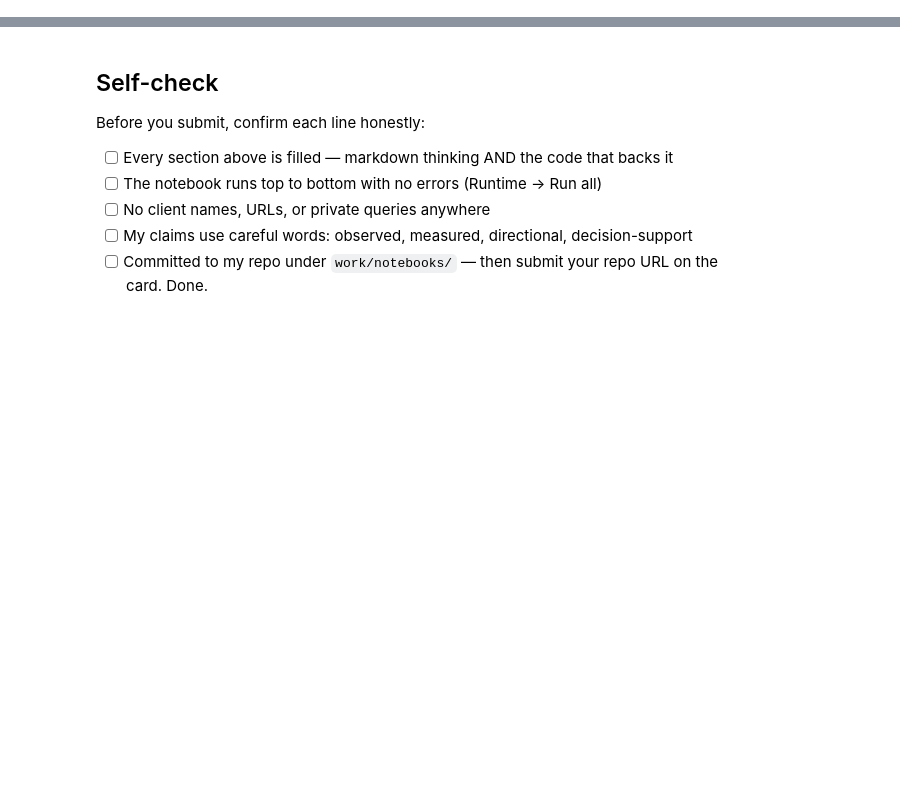
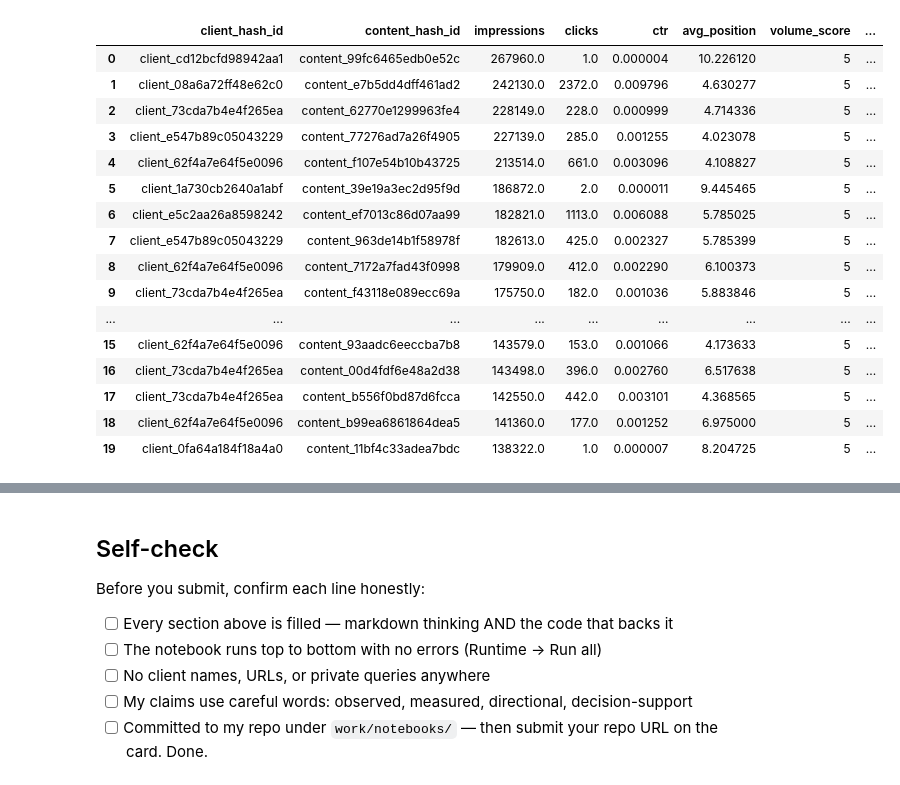
Before and after one commit to mohamedahmed02/Flyrank-internship, a Jupyter notebook: work/notebooks/w04_baseline_score.ipynb, the cells around one changed output, grey strips where cells are left out. Saved outputs shown, nothing was run; the diff lists cells and outputs as text; code cells hidden in the pictures; blank space fills up the shorter version.

```diff
--- a/work/notebooks/w04_baseline_score.ipynb
+++ b/work/notebooks/w04_baseline_score.ipynb
@@ -36,0 +206,82 @@ This skeleton is yours to fill. Work the sections **in order** — each one has
+# %%
+# ============================================================
+# 1. Rule definition
+# ============================================================
+
+baseline = con.execute(f"""
+WITH base AS (
+    SELECT
+        client_hash_id,
+        content_hash_id,
+        SUM(gsc_impressions) AS impressions,
+        SUM(gsc_clicks) AS clicks,
+        CASE
+            WHEN SUM(gsc_impressions) > 0
+            THEN CAST(SUM(gsc_clicks) AS DOUBLE) / SUM(gsc_impressions)
+            ELSE NULL
+        END AS ctr,
+        CASE
+            WHEN SUM(gsc_impressions) > 0
+            THEN CAST(SUM(gsc_sum_position) AS DOUBLE)
+                 / SUM(gsc_impressions)
+            ELSE NULL
+        END AS avg_position
+    FROM read_parquet('{PARQUET_URL}')
+    WHERE gsc_impressions IS NOT NULL
+    GROUP BY client_hash_id, content_hash_id
+),
+scored AS (
+    SELECT
+        *,
+        CASE
+            WHEN impressions >= 10000 THEN 5
+            WHEN impressions >= 1000 THEN 4
+            WHEN impressions >= 100 THEN 3
+            WHEN impressions >= 1 THEN 2
+            ELSE 0
+        END AS volume_score,
+        CASE
+            WHEN avg_position BETWEEN 4 AND 20
+                 AND ctr < 0.01
+            THEN 5
+            ELSE 0
+        END AS ctr_position_score
+    FROM base
+)
+SELECT
+    *,
+    volume_score + ctr_position_score AS score,
+    CASE
+        WHEN volume_score > 0 AND ctr_position_score > 0
+            THEN 'QUICK_WIN_CTR_FIX'
+        ELSE 'MONITOR'
+    END AS action,
+    CASE
+        WHEN volume_score > 0 AND ctr_position_score > 0
+            THEN 'CTR_POSITION_OPPORTUNITY'
+        ELSE 'VOLUME_ONLY'
+    END AS reason_code
+FROM scored
+WHERE volume_score > 0
+ORDER BY score DESC, impressions DESC
+""").fetchdf()
+
+baseline.head(20)
+# %% [output]
+|  | client_hash_id | content_hash_id | impressions | clicks | ctr | avg_position | volume_score | ... |
+| 0 | client_cd12bcfd98942aa1 | content_99fc6465edb0e52c | 267960.0 | 1.0 | 0.000004 | 10.226120 | 5 | ... |
+| 1 | client_08a6a72ff48e62c0 | content_e7b5dd4dff461ad2 | 242130.0 | 2372.0 | 0.009796 | 4.630277 | 5 | ... |
+| 2 | client_73cda7b4e4f265ea | content_62770e1299963fe4 | 228149.0 | 228.0 | 0.000999 | 4.714336 | 5 | ... |
+| 3 | client_e547b89c05043229 | content_77276ad7a26f4905 | 227139.0 | 285.0 | 0.001255 | 4.023078 | 5 | ... |
+| 4 | client_62f4a7e64f5e0096 | content_f107e54b10b43725 | 213514.0 | 661.0 | 0.003096 | 4.108827 | 5 | ... |
+| 5 | client_1a730cb2640a1abf | content_39e19a3ec2d95f9d | 186872.0 | 2.0 | 0.000011 | 9.445465 | 5 | ... |
+| 6 | client_e5c2aa26a8598242 | content_ef7013c86d07aa99 | 182821.0 | 1113.0 | 0.006088 | 5.785025 | 5 | ... |
+| 7 | client_e547b89c05043229 | content_963de14b1f58978f | 182613.0 | 425.0 | 0.002327 | 5.785399 | 5 | ... |
+| 8 | client_62f4a7e64f5e0096 | content_7172a7fad43f0998 | 179909.0 | 412.0 | 0.002290 | 6.100373 | 5 | ... |
+| 9 | client_73cda7b4e4f265ea | content_f43118e089ecc69a | 175750.0 | 182.0 | 0.001036 | 5.883846 | 5 | ... |
+| ... | ... | ... | ... | ... | ... | ... | ... | ... |
+| 15 | client_62f4a7e64f5e0096 | content_93aadc6eeccba7b8 | 143579.0 | 153.0 | 0.001066 | 4.173633 | 5 | ... |
+| 16 | client_73cda7b4e4f265ea | content_00d4fdf6e48a2d38 | 143498.0 | 396.0 | 0.002760 | 6.517638 | 5 | ... |
+| 17 | client_73cda7b4e4f265ea | content_b556f0bd87d6fcca | 142550.0 | 442.0 | 0.003101 | 4.368565 | 5 | ... |
+| 18 | client_62f4a7e64f5e0096 | content_b99ea6861864dea5 | 141360.0 | 177.0 | 0.001252 | 6.975000 | 5 | ... |
+| 19 | client_0fa64a184f18a4a0 | content_11bf4c33adea7bdc | 138322.0 | 1.0 | 0.000007 | 8.204725 | 5 | ... |
```
Also changed, not shown: parts of 21 cells of this notebook.
